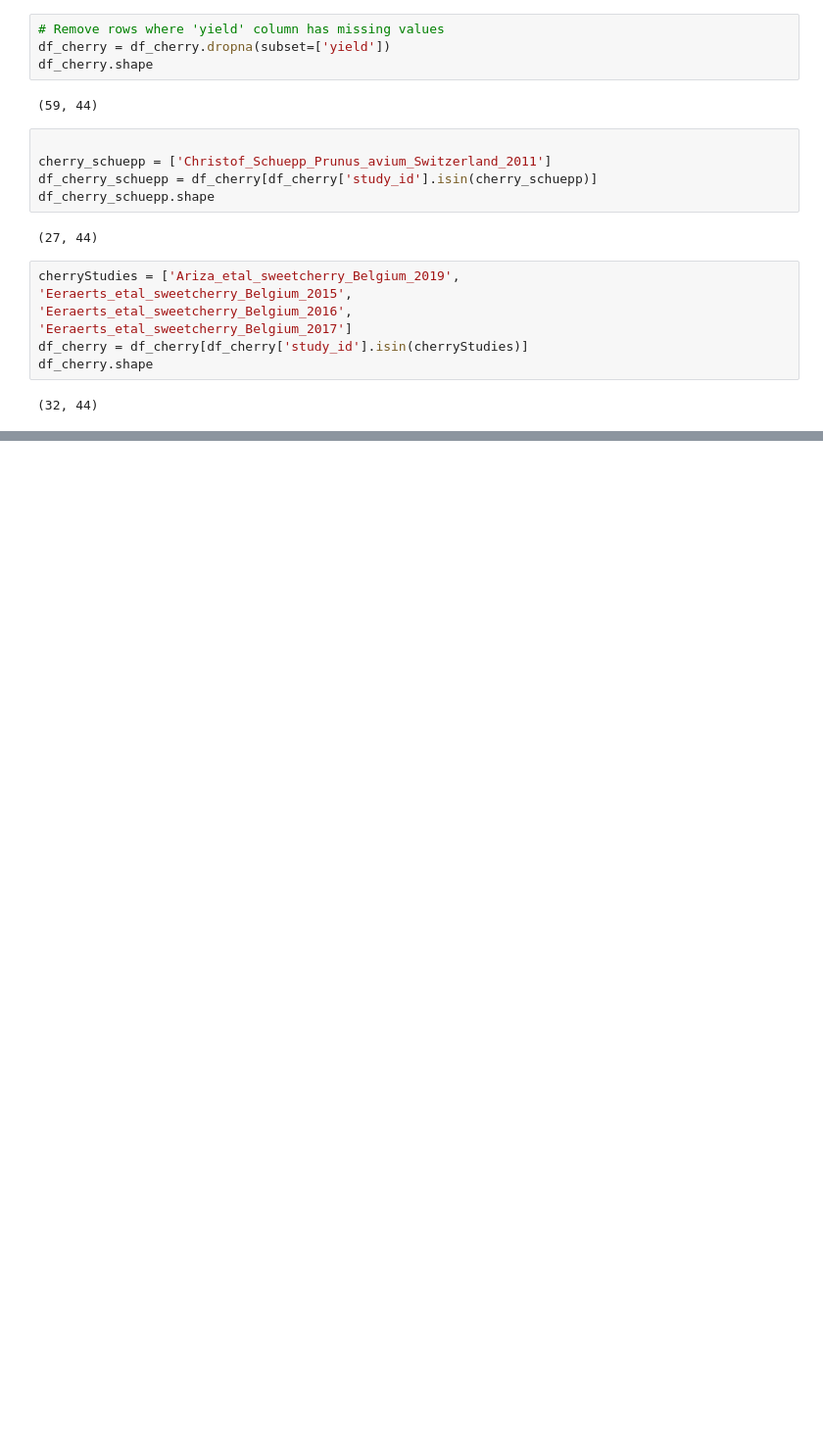
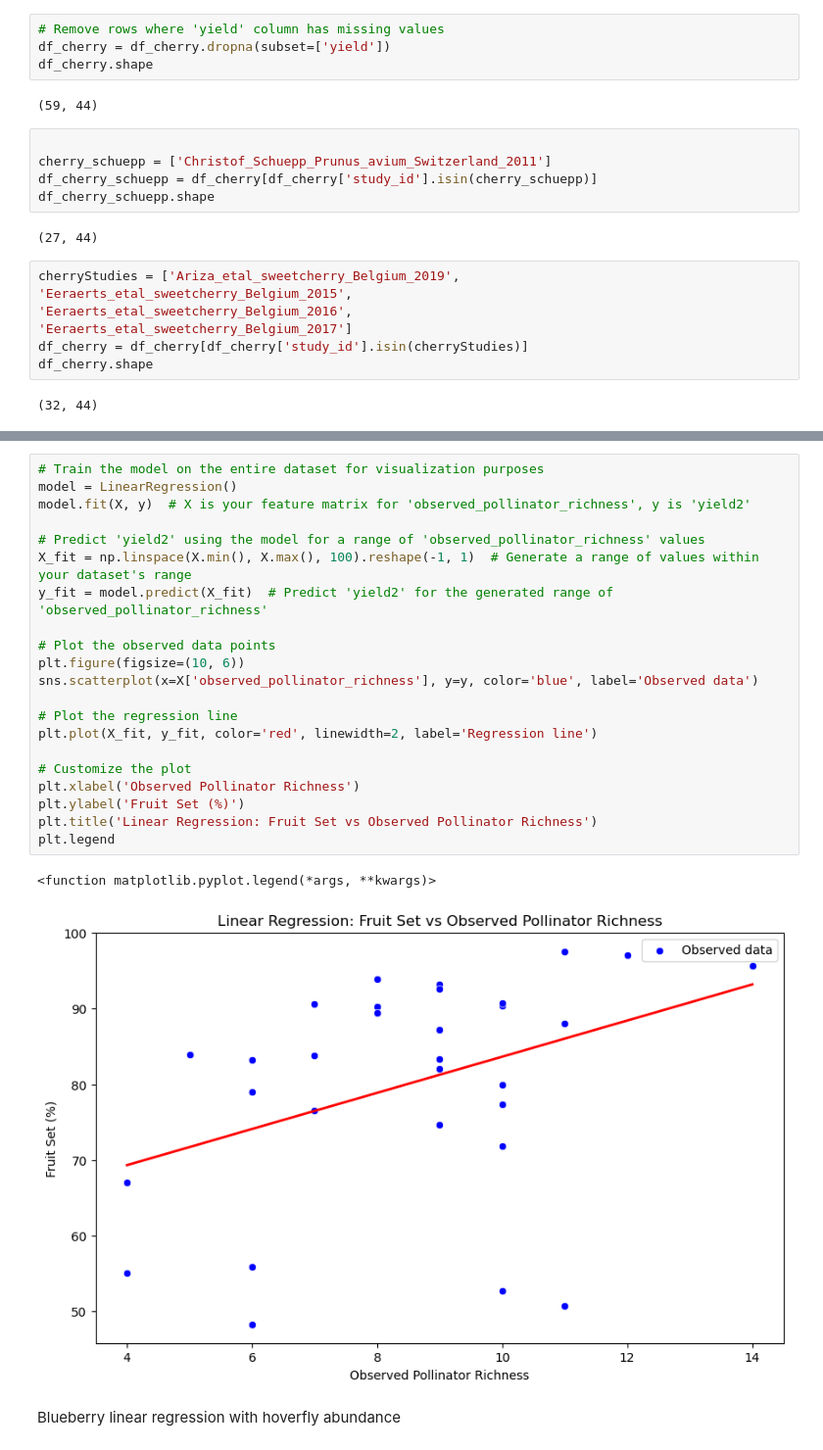
Before and after one commit to Paul-Sabin/BeeSharing, a Jupyter notebook: Data Wrangling.ipynb, the cells around one changed output, grey strips where cells are left out. Shown at 98% size. Saved outputs shown, nothing was run; the diff lists cells and outputs as text; blank space fills up the shorter version.

```diff
--- a/Data Wrangling.ipynb
+++ b/Data Wrangling.ipynb
@@ -462,0 +597,26 @@ df_cherry.shape
+# %%
+# Train the model on the entire dataset for visualization purposes
+model = LinearRegression()
+model.fit(X, y)  # X is your feature matrix for 'observed_pollinator_richness', y is 'yield2'
+
+# Predict 'yield2' using the model for a range of 'observed_pollinator_richness' values
+X_fit = np.linspace(X.min(), X.max(), 100).reshape(-1, 1)  # Generate a range of values within your dataset's range
+y_fit = model.predict(X_fit)  # Predict 'yield2' for the generated range of 'observed_pollinator_richness'
+
+# Plot the observed data points
+plt.figure(figsize=(10, 6))
+sns.scatterplot(x=X['observed_pollinator_richness'], y=y, color='blue', label='Observed data')
+
+# Plot the regression line
+plt.plot(X_fit, y_fit, color='red', linewidth=2, label='Regression line')
+
+# Customize the plot
+plt.xlabel('Observed Pollinator Richness')
+plt.ylabel('Fruit Set (%)')
+plt.title('Linear Regression: Fruit Set vs Observed Pollinator Richness')
+plt.legend
+# %% [output]
+<function matplotlib.pyplot.legend(*args, **kwargs)>
+[figure, added]
+# %% [markdown]
+Blueberry linear regression with hoverfly abundance
```
Also changed, not shown: parts of 15 cells of this notebook.
